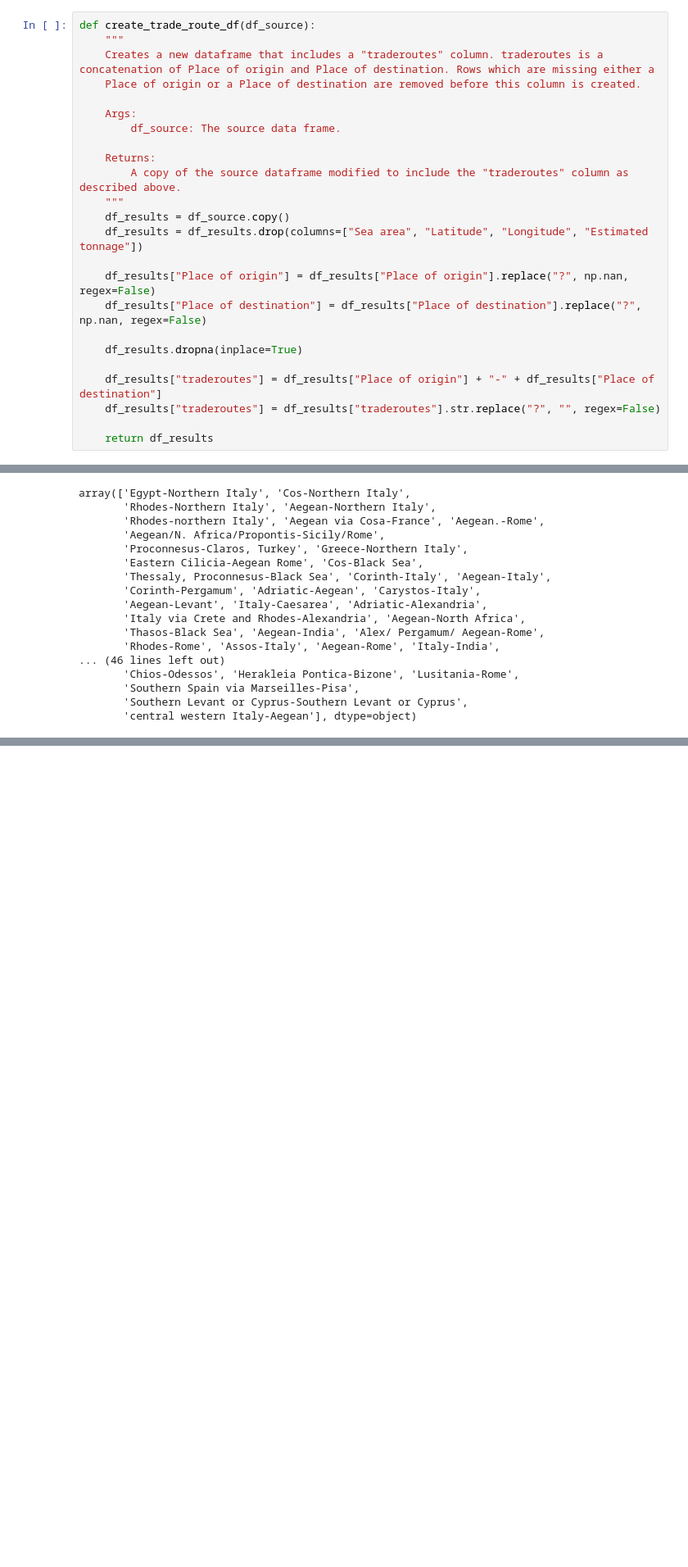
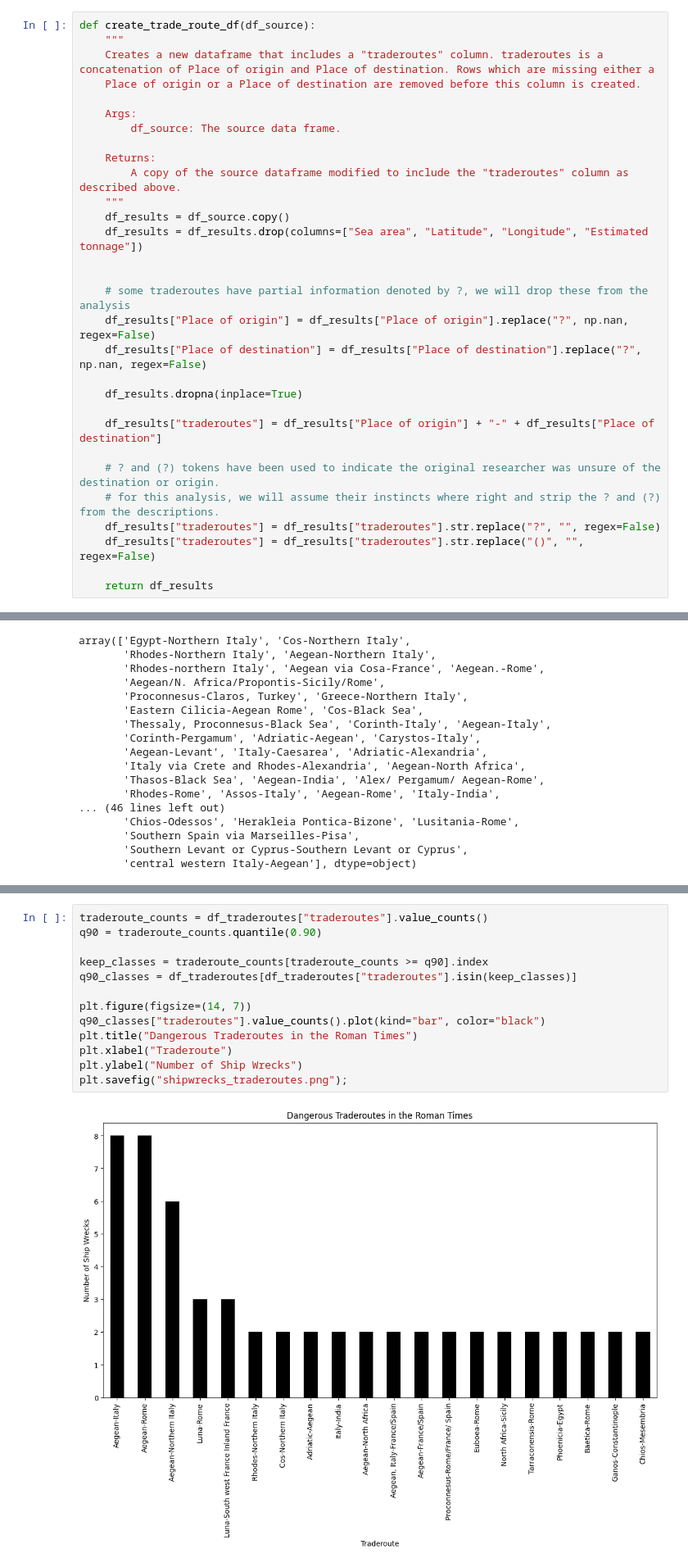
Before and after one commit to streklin/dsnd-project-1, a Jupyter notebook: most_dangerous_voyages.ipynb, the cells around one changed output, grey strips where cells are left out. Shown at 82% size. Cells and saved outputs as stored; diff of their text form; blank space fills up the shorter version.

Commit message:
(update): exploratory analysis

```diff
--- a/most_dangerous_voyages.ipynb
+++ b/most_dangerous_voyages.ipynb
@@ -119,13 +119,19 @@ def create_trade_route_df(df_source):
     df_results = df_source.copy()
     df_results = df_results.drop(columns=["Sea area", "Latitude", "Longitude", "Estimated tonnage"])
 
+
+    # some traderoutes have partial information denoted by ?, we will drop these from the analysis
     df_results["Place of origin"] = df_results["Place of origin"].replace("?", np.nan, regex=False)
     df_results["Place of destination"] = df_results["Place of destination"].replace("?", np.nan, regex=False)
 
     df_results.dropna(inplace=True)
 
     df_results["traderoutes"] = df_results["Place of origin"] + "-" + df_results["Place of destination"]
+
+    # ? and (?) tokens have been used to indicate the original researcher was unsure of the destination or origin.
+    # for this analysis, we will assume their instincts where right and strip the ? and (?) from the descriptions.
     df_results["traderoutes"] = df_results["traderoutes"].str.replace("?", "", regex=False)
+    df_results["traderoutes"] = df_results["traderoutes"].str.replace("()", "", regex=False)
 
     return df_results
 # %%
@@ -162,0 +201,15 @@ array(['Egypt-Northern Italy', 'Cos-Northern Italy',
+# %%
+traderoute_counts = df_traderoutes["traderoutes"].value_counts()
+q90 = traderoute_counts.quantile(0.90)
+
+keep_classes = traderoute_counts[traderoute_counts >= q90].index
+q90_classes = df_traderoutes[df_traderoutes["traderoutes"].isin(keep_classes)]
+
+plt.figure(figsize=(14, 7))
+q90_classes["traderoutes"].value_counts().plot(kind="bar", color="black")
+plt.title("Dangerous Traderoutes in the Roman Times")
+plt.xlabel("Traderoute")
+plt.ylabel("Number of Ship Wrecks")
+plt.savefig("shipwrecks_traderoutes.png");
+# %% [output]
+[figure, added]
```
Also changed, not shown: parts of 33 cells of this notebook, 12 other files.
